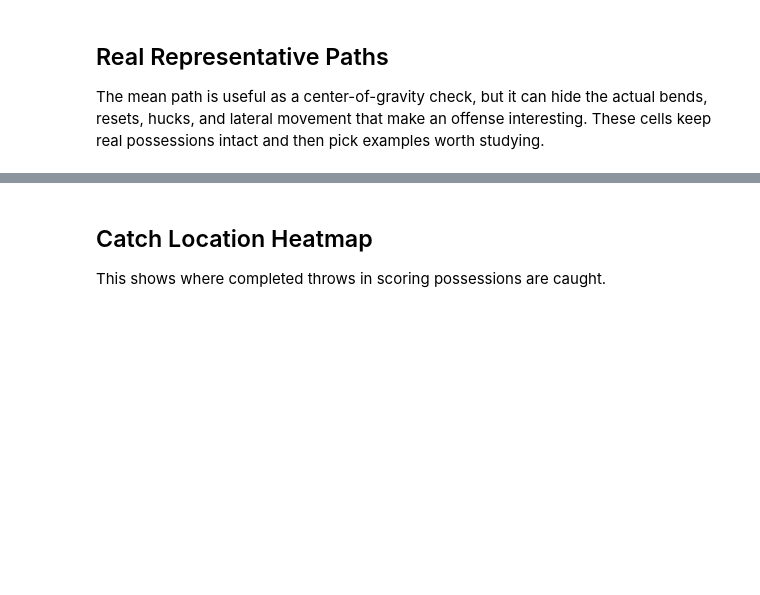
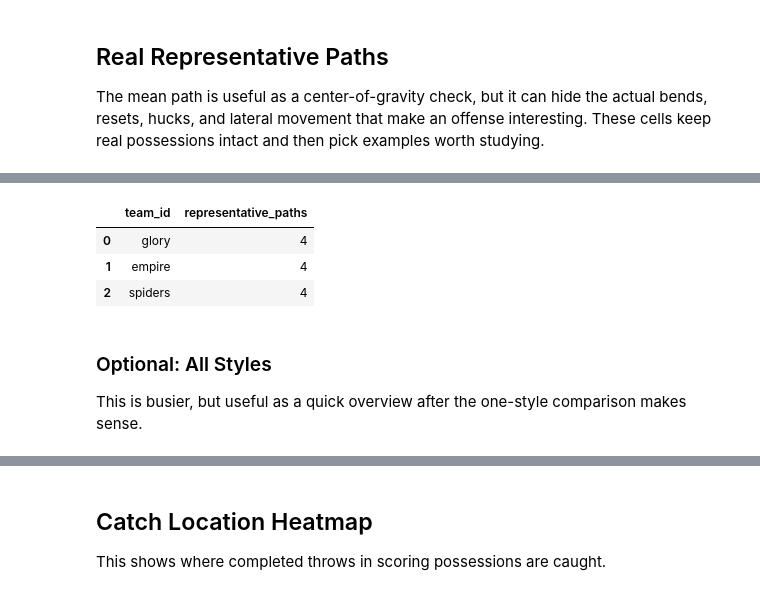
Before and after one commit to Tttaussig33/frisbee-analytics, a Jupyter notebook: notebooks/06_shownspace_path_visuals.ipynb, the cells around one changed output, grey strips where cells are left out. Saved outputs shown, nothing was run; the diff lists cells and outputs as text; code cells hidden in the pictures; blank space fills up the shorter version.

```diff
--- a/notebooks/06_shownspace_path_visuals.ipynb
+++ b/notebooks/06_shownspace_path_visuals.ipynb
@@ -168,0 +270,75 @@ best_fig.show()
+# %%
+TEAM_IDS_TO_COMPARE = ["glory", "empire", "spiders"]
+
+team_representative_paths = {}
+team_cluster_summaries = {}
+
+for compare_team_id in TEAM_IDS_TO_COMPARE:
+    compare_games = all_games[
+        all_games["HomeTeamID"].str.lower().eq(compare_team_id.lower())
+        | all_games["AwayTeamID"].str.lower().eq(compare_team_id.lower())
+    ].reset_index(drop=True)
+
+    if MAX_GAMES is None:
+        selected_games = compare_games.copy()
+    elif SAMPLE_GAMES_RANDOMLY:
+        selected_games = (
+            compare_games
+            .sample(n=min(MAX_GAMES, len(compare_games)), random_state=RANDOM_STATE)
+            .sort_values("StartTimestamp")
+            .reset_index(drop=True)
+        )
+    else:
+        selected_games = compare_games.head(MAX_GAMES).copy()
+
+    compare_throws = fetch_shownspace_throws_for_games(
+        selected_games["GameID"].tolist(),
+        delay=0.15,
+    )
+    compare_possessions, compare_paths = build_scoring_possessions(
+        compare_throws,
+        team_id=compare_team_id,
+    )
+
+    compare_analysis_possessions = compare_possessions.copy()
+    if PULL_RECEIVE_SCORES_ONLY:
+        compare_analysis_possessions = compare_analysis_possessions[
+            compare_analysis_possessions["possession_num"].eq(1)
+        ].copy()
+    if LONG_FIELD_ONLY:
+        compare_analysis_possessions = compare_analysis_possessions[
+            compare_analysis_possessions["start_y"].le(MAX_START_Y)
+            & compare_analysis_possessions["field_progress"].ge(MIN_FIELD_PROGRESS)
+        ].copy()
+
+    compare_ids = set(compare_analysis_possessions["possession_id"])
+    compare_analysis_paths = [
+        path for path in compare_paths
+        if path["possession_id"].iloc[0] in compare_ids
+    ]
+
+    compare_clustered = cluster_scoring_possessions(
+        compare_analysis_possessions,
+        n_clusters=4,
+    )
+    team_cluster_summaries[compare_team_id] = summarize_path_clusters(compare_clustered)
+    team_representative_paths[compare_team_id] = select_representative_paths(
+        compare_clustered,
+        compare_analysis_paths,
+        group_column="path_cluster",
+        unique_games=UNIQUE_REPRESENTATIVE_GAMES,
+    )
+
+comparison_counts = pd.DataFrame([
+    {
+        "team_id": team_id,
+        "representative_paths": len(representative_paths),
+    }
+    for team_id, representative_paths in team_representative_paths.items()
+])
+comparison_counts
+# %% [output]
+|  | team_id | representative_paths |
+| 0 | glory | 4 |
+| 1 | empire | 4 |
+| 2 | spiders | 4 |
@@ -168,0 +361,4 @@ best_fig.show()
+# %% [markdown]
+### Optional: All Styles
+
+This is busier, but useful as a quick overview after the one-style comparison makes sense.
```
Also changed, not shown: parts of 15 cells of this notebook, 7 other files.
